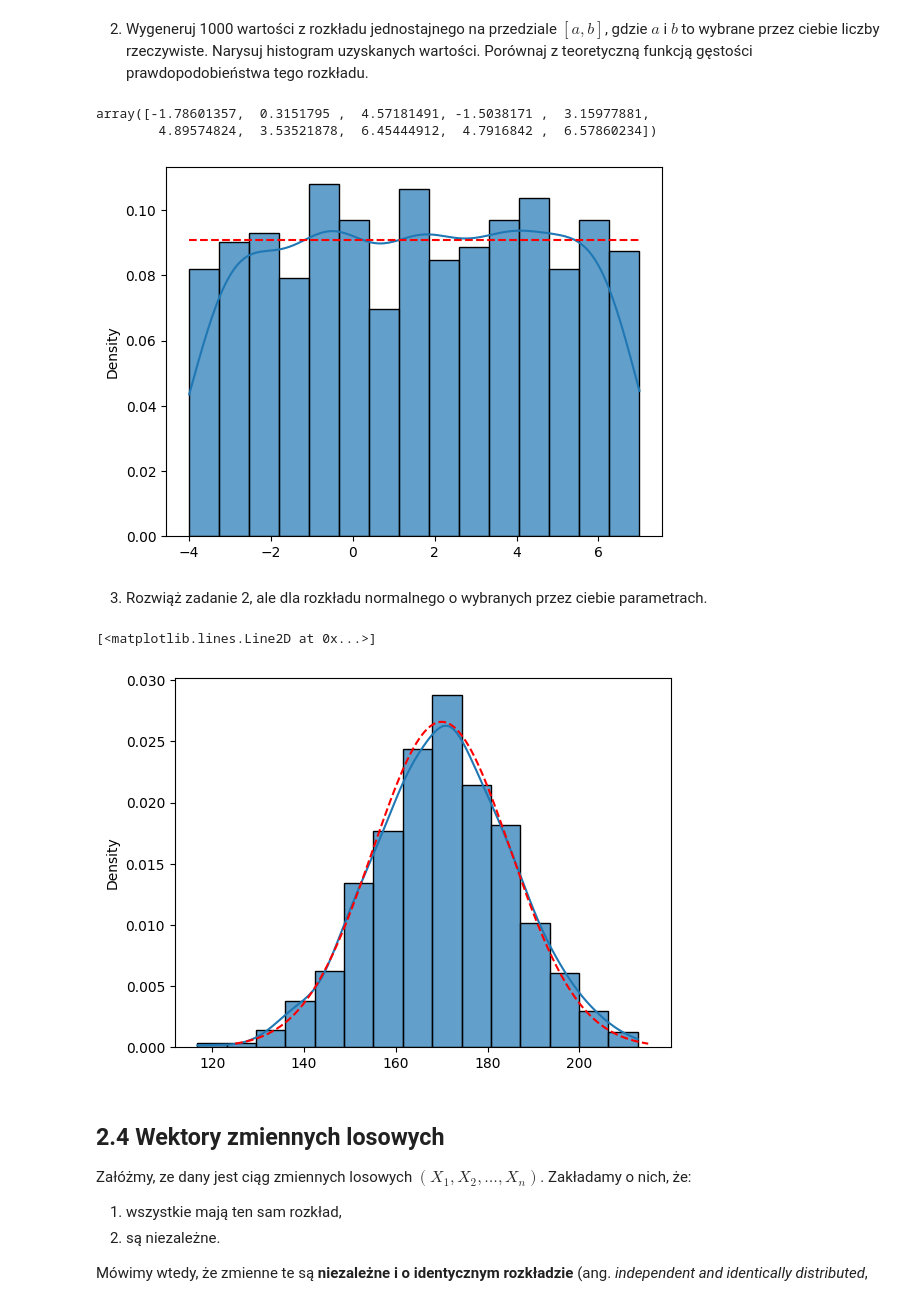
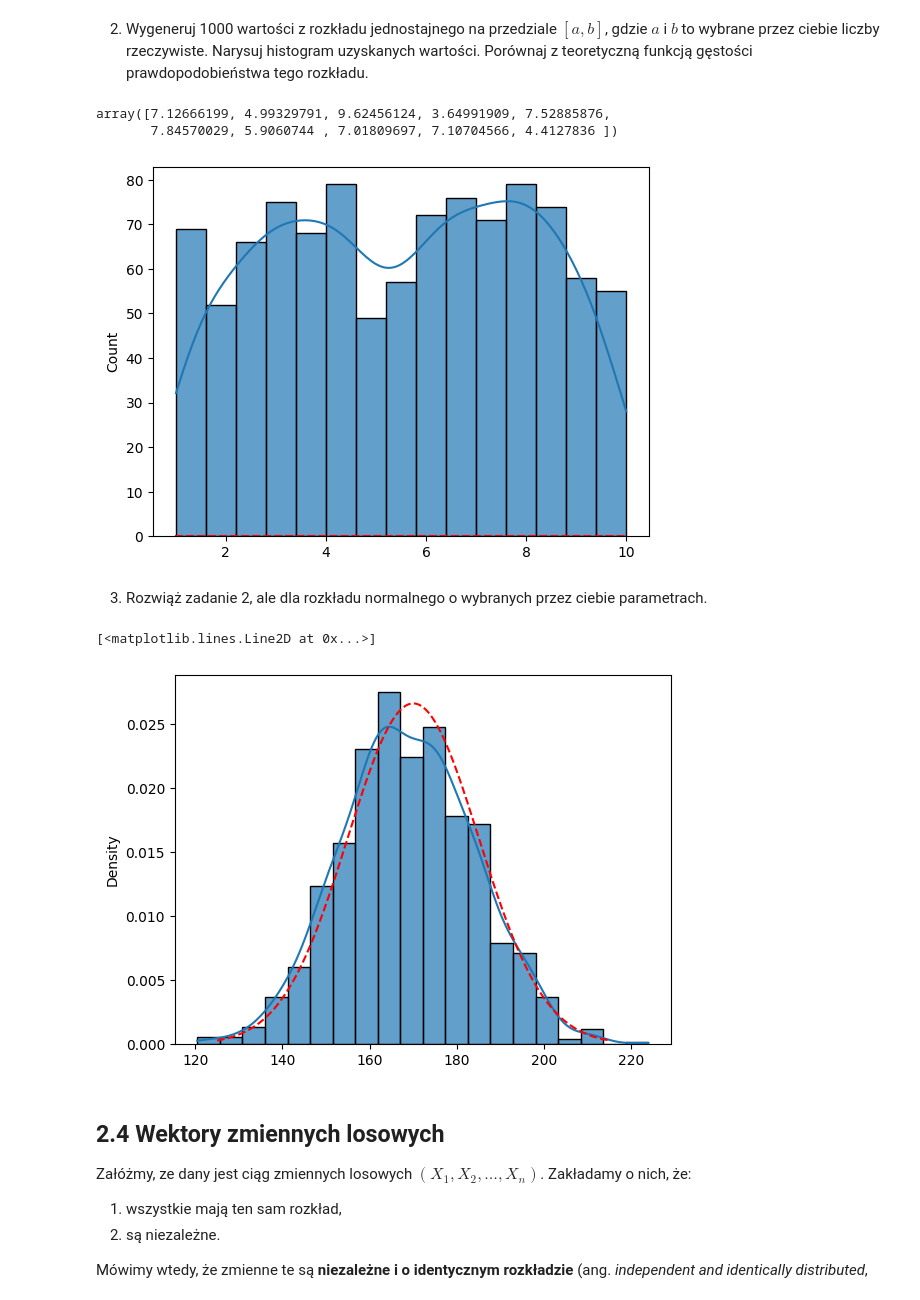
Before and after one commit to zosiawidawska/Pliki, a Jupyter notebook: lab_2.ipynb, the cells around one changed output. Cells and saved outputs as stored; diff of their text form; code cells hidden in the pictures.

```diff
--- a/lab_2.ipynb
+++ b/lab_2.ipynb
@@ -171,18 +171,18 @@ ax.plot([0,5.5], [1000/6, 1000/6], ls='--', c="red")
 # %% [markdown]
 2. Wygeneruj 1000 wartości z rozkładu jednostajnego na przedziale $[a, b]$, gdzie $a$ i $b$ to wybrane przez ciebie liczby rzeczywiste. Narysuj histogram uzyskanych wartości. Porównaj z teoretyczną funkcją gęstości prawdopodobieństwa tego rozkładu.
 # %%
-a, b = -4, 7
+a, b = 1, 10
 X = np.random.uniform(a, b, size=1000)
 # %%
 X[:10]
 # %% [output]
-array([-1.78601357,  0.3151795 ,  4.57181491, -1.5038171 ,  3.15977881,
-        4.89574824,  3.53521878,  6.45444912,  4.7916842 ,  6.57860234])
+array([7.12666199, 4.99329791, 9.62456124, 3.64991909, 7.52885876,
+       7.84570029, 5.9060744 , 7.01809697, 7.10704566, 4.4127836 ])
 # %%
-ax = sns.histplot(x=X, bins=15, kde=True, stat="density", alpha=.7)
+ax = sns.histplot(x=X, bins=15, kde=True, alpha=.7)
 ax.plot([a, b], [1/(b-a), 1/(b-a)], ls='--', c="red");
 # %% [output]
-[figure, old version]
+[figure, new version]
 # %% [markdown]
 3. Rozwiąż zadanie 2, ale dla rozkładu normalnego o wybranych przez ciebie parametrach.
 # %%
@@ -193,12 +193,12 @@ X = np.random.normal(mu, sigma, size= 1000)
 def normal_pdf(x, mu, sigma):
     return 1/(sigma * np.sqrt(2 * np.pi)) * np.exp( - (x - mu)**2 / (2 * sigma**2) )
 
-ax= sns.histplot(x=X, bins=15, kde=True, stat="density", alpha=.7)
+ax= sns.histplot(x=X, bins=20, kde=True, stat="density", alpha=.7)
 xx= np.linspace(mu-3*sigma, mu+3*sigma, 1000)
 ax.plot(xx, normal_pdf(xx, mu=mu, sigma=sigma), ls='--', c="red")
 # %% [output]
 [<matplotlib.lines.Line2D at 0x...>]
-[figure, old version]
+[figure, new version]
 # %% [markdown]
 ## 2.4 Wektory zmiennych losowych
 
```
Also changed, not shown: parts of 5 cells of this notebook.
